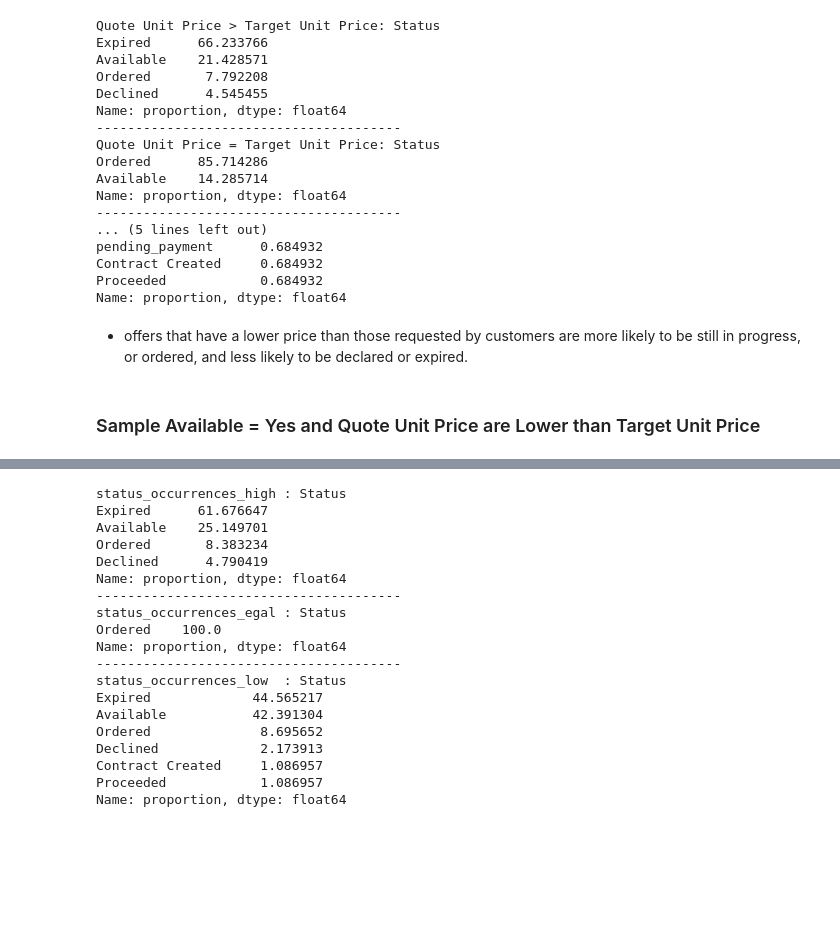
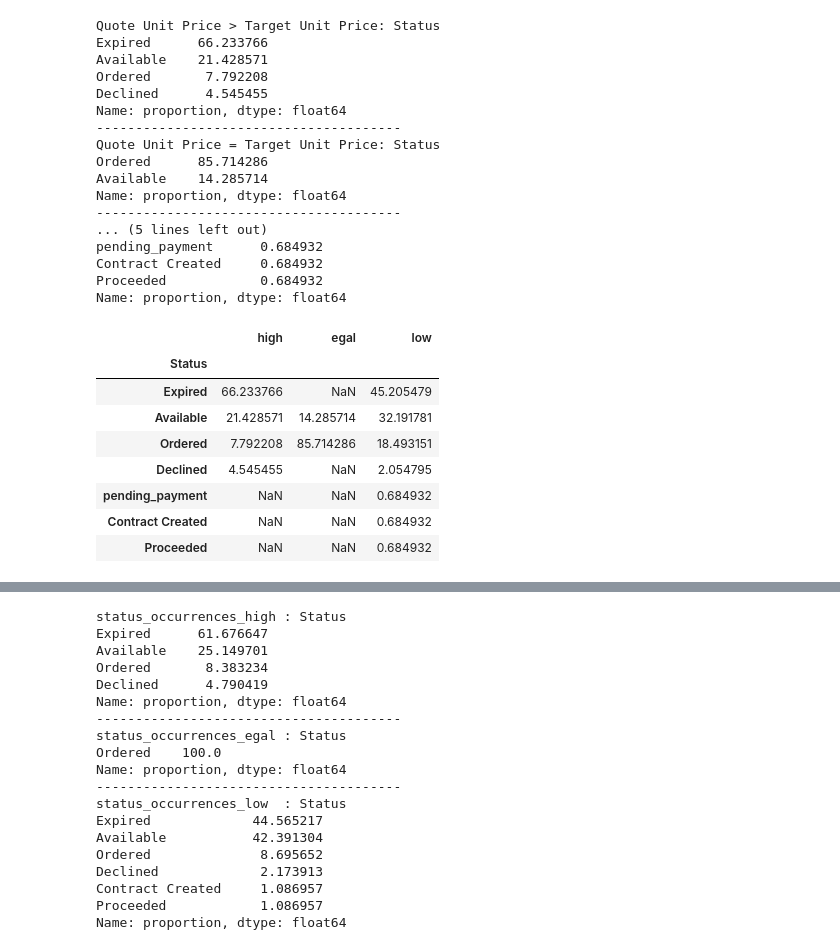
Before and after one commit to guillaumebrethes/Opply, a Jupyter notebook: S_1.ipynb, the cells around one changed output, grey strips where cells are left out. Saved outputs shown, nothing was run; the diff lists cells and outputs as text; code cells hidden in the pictures; blank space fills up the shorter version.

```diff
--- a/S_1.ipynb
+++ b/S_1.ipynb
@@ -818,7 +825,30 @@ pending_payment      0.684932
 Contract Created     0.684932
 Proceeded            0.684932
 Name: proportion, dtype: float64
-# %% [markdown]
-* offers that have a lower price than those requested by customers are more likely to be still in progress, or ordered, and less likely to be declared or expired.
-# %% [markdown]
-### Sample Available = Yes and Quote Unit Price are Lower than Target Unit Price
+# %%
+
+# Créer les DataFrames à partir des résultats imprimés
+data_high = {'high': comp_target_price_high_df_count,}
+data_egal = {'egal': comp_target_price_egal_df_count,}
+data_low = {'low': comp_target_price_low_df_count,}
+
+# Créer les DataFrames
+df_high = pd.DataFrame(data_high)
+df_egal = pd.DataFrame(data_egal)
+df_low = pd.DataFrame(data_low)
+
+# Concaténer les trois DataFrames le long de l'axe des colonnes
+result_df = pd.concat([df_high, df_egal, df_low], axis=1)
+
+# Afficher le DataFrame résultant
+result_df
+# %% [output]
+|  | high | egal | low |
+| Status |  |  |  |
+| Expired | 66.233766 | NaN | 45.205479 |
+| Available | 21.428571 | 14.285714 | 32.191781 |
+| Ordered | 7.792208 | 85.714286 | 18.493151 |
+| Declined | 4.545455 | NaN | 2.054795 |
+| pending_payment | NaN | NaN | 0.684932 |
+| Contract Created | NaN | NaN | 0.684932 |
+| Proceeded | NaN | NaN | 0.684932 |
```
Also changed, not shown: parts of 20 cells of this notebook.
